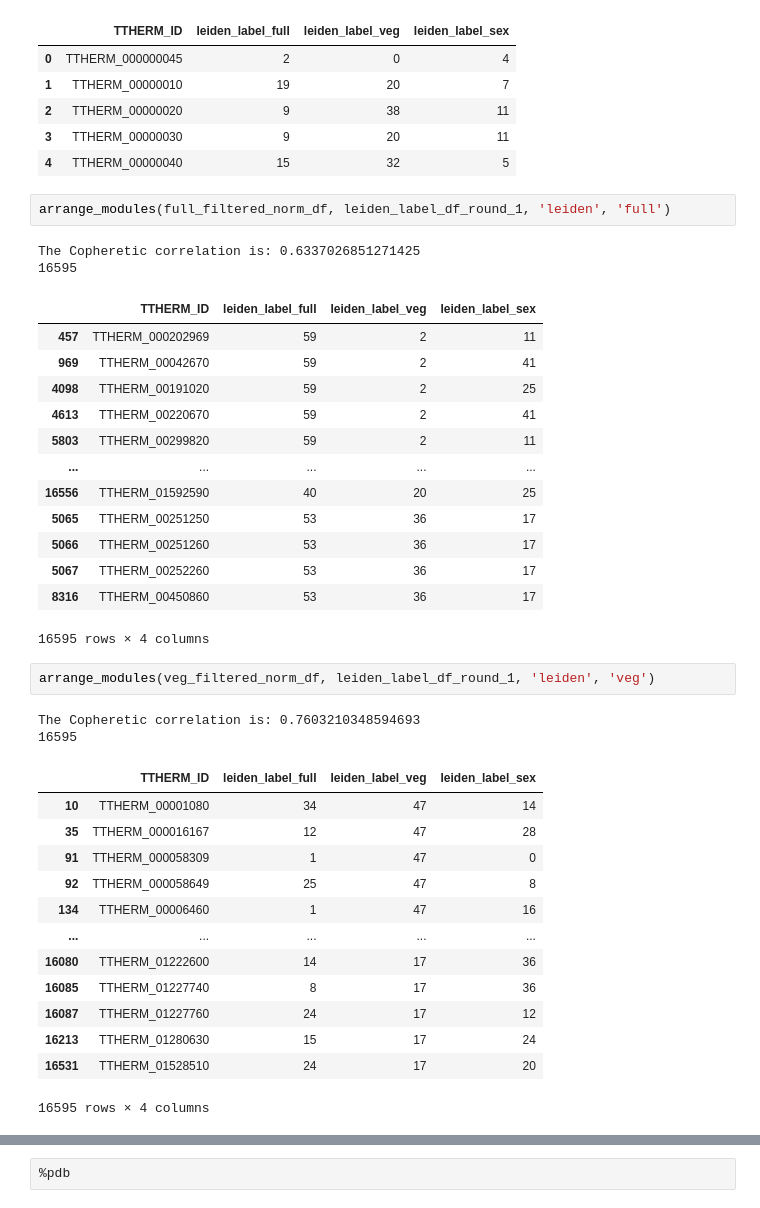
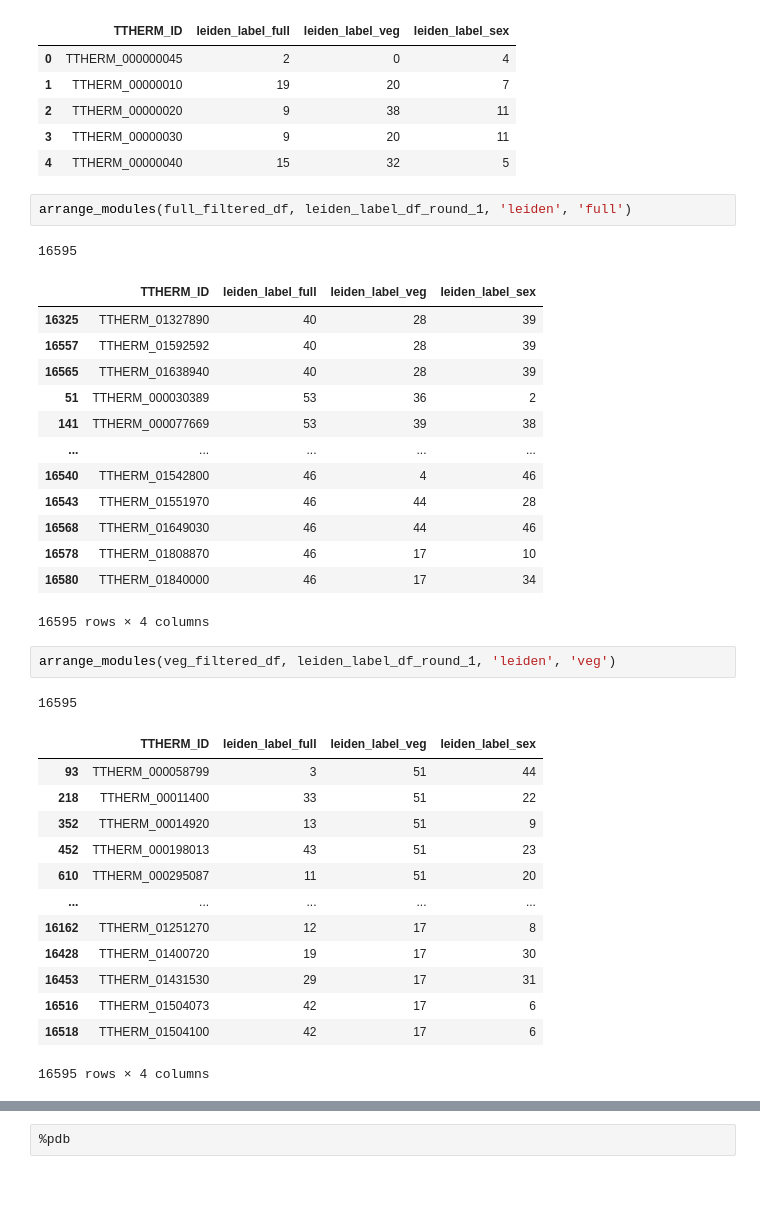
Before and after one commit to ltsypin/TGNE-2022, a Jupyter notebook: TGNE/embedding/embedding_and_app.ipynb, the cells around one changed output, grey strips where cells are left out. Saved outputs shown, nothing was run; the diff lists cells and outputs as text.

```diff
--- a/TGNE/embedding/embedding_and_app.ipynb
+++ b/TGNE/embedding/embedding_and_app.ipynb
@@ -1738,39 +1832,37 @@ leiden_label_df_round_1.head()
 | 3 | TTHERM_00000030 | 9 | 20 | 11 |
 | 4 | TTHERM_00000040 | 15 | 32 | 5 |
 # %%
-arrange_modules(full_filtered_norm_df, leiden_label_df_round_1, 'leiden', 'full')
+arrange_modules(full_filtered_df, leiden_label_df_round_1, 'leiden', 'full')
 # %% [output]
-The Copheretic correlation is: 0.6337026851271425
 16595
 |  | TTHERM_ID | leiden_label_full | leiden_label_veg | leiden_label_sex |
-| 457 | TTHERM_000202969 | 59 | 2 | 11 |
-| 969 | TTHERM_00042670 | 59 | 2 | 41 |
-| 4098 | TTHERM_00191020 | 59 | 2 | 25 |
-| 4613 | TTHERM_00220670 | 59 | 2 | 41 |
-| 5803 | TTHERM_00299820 | 59 | 2 | 11 |
+| 16325 | TTHERM_01327890 | 40 | 28 | 39 |
+| 16557 | TTHERM_01592592 | 40 | 28 | 39 |
+| 16565 | TTHERM_01638940 | 40 | 28 | 39 |
+| 51 | TTHERM_000030389 | 53 | 36 | 2 |
+| 141 | TTHERM_000077669 | 53 | 39 | 38 |
 | ... | ... | ... | ... | ... |
-| 16556 | TTHERM_01592590 | 40 | 20 | 25 |
-| 5065 | TTHERM_00251250 | 53 | 36 | 17 |
-| 5066 | TTHERM_00251260 | 53 | 36 | 17 |
-| 5067 | TTHERM_00252260 | 53 | 36 | 17 |
-| 8316 | TTHERM_00450860 | 53 | 36 | 17 |
+| 16540 | TTHERM_01542800 | 46 | 4 | 46 |
+| 16543 | TTHERM_01551970 | 46 | 44 | 28 |
+| 16568 | TTHERM_01649030 | 46 | 44 | 46 |
+| 16578 | TTHERM_01808870 | 46 | 17 | 10 |
+| 16580 | TTHERM_01840000 | 46 | 17 | 34 |
 16595 rows × 4 columns
 # %%
-arrange_modules(veg_filtered_norm_df, leiden_label_df_round_1, 'leiden', 'veg')
+arrange_modules(veg_filtered_df, leiden_label_df_round_1, 'leiden', 'veg')
 # %% [output]
-The Copheretic correlation is: 0.7603210348594693
 16595
 |  | TTHERM_ID | leiden_label_full | leiden_label_veg | leiden_label_sex |
-| 10 | TTHERM_00001080 | 34 | 47 | 14 |
-| 35 | TTHERM_000016167 | 12 | 47 | 28 |
-| 91 | TTHERM_000058309 | 1 | 47 | 0 |
-| 92 | TTHERM_000058649 | 25 | 47 | 8 |
-| 134 | TTHERM_00006460 | 1 | 47 | 16 |
+| 93 | TTHERM_000058799 | 3 | 51 | 44 |
+| 218 | TTHERM_00011400 | 33 | 51 | 22 |
+| 352 | TTHERM_00014920 | 13 | 51 | 9 |
+| 452 | TTHERM_000198013 | 43 | 51 | 23 |
+| 610 | TTHERM_000295087 | 11 | 51 | 20 |
 | ... | ... | ... | ... | ... |
-| 16080 | TTHERM_01222600 | 14 | 17 | 36 |
-| 16085 | TTHERM_01227740 | 8 | 17 | 36 |
-| 16087 | TTHERM_01227760 | 24 | 17 | 12 |
-| 16213 | TTHERM_01280630 | 15 | 17 | 24 |
-| 16531 | TTHERM_01528510 | 24 | 17 | 20 |
+| 16162 | TTHERM_01251270 | 12 | 17 | 8 |
+| 16428 | TTHERM_01400720 | 19 | 17 | 30 |
+| 16453 | TTHERM_01431530 | 29 | 17 | 31 |
+| 16516 | TTHERM_01504073 | 42 | 17 | 6 |
+| 16518 | TTHERM_01504100 | 42 | 17 | 6 |
 16595 rows × 4 columns
 # %%
```
Also changed, not shown: parts of 11 cells of this notebook, 1 other file.
